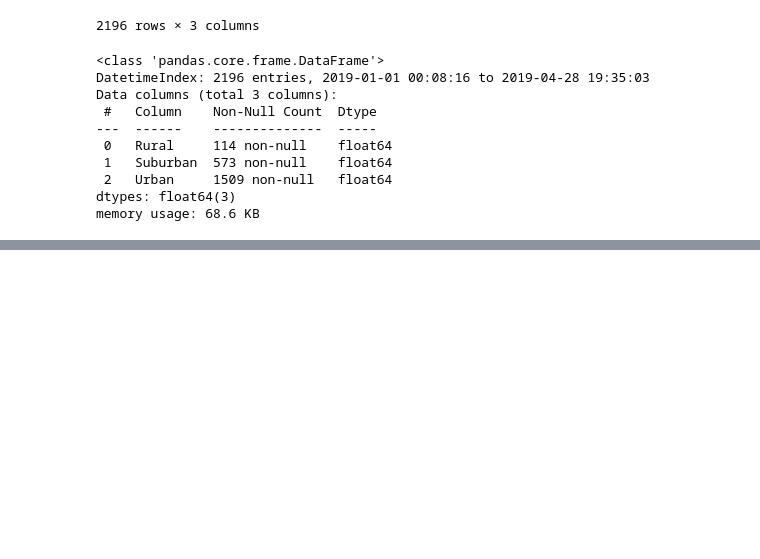
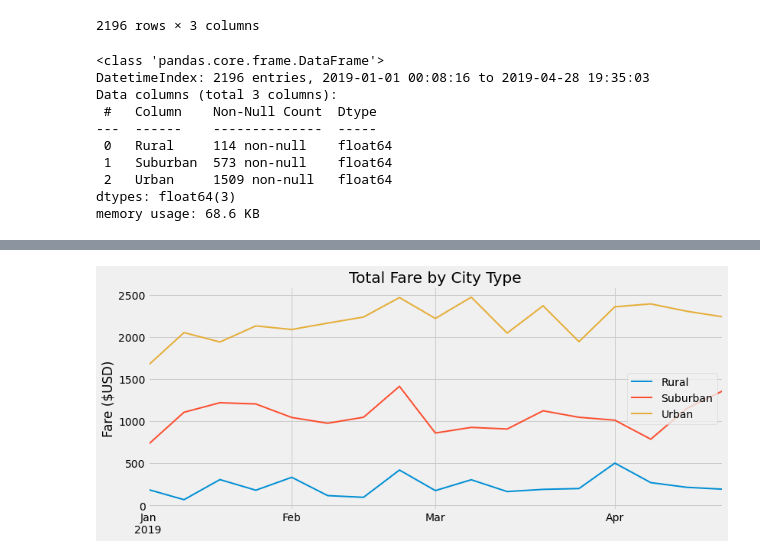
Before and after one commit to tmmytwllms/PyBer_Analysis, a Jupyter notebook: PyBer_Challenge_starter_code.ipynb, the cells around one changed output, grey strips where cells are left out. Saved outputs shown, nothing was run; the diff lists cells and outputs as text; code cells hidden in the pictures; blank space fills up the shorter version.

Commit message:
Created the total fare by city type chart using the resampled data frame

```diff
--- a/PyBer_Challenge_starter_code.ipynb
+++ b/PyBer_Challenge_starter_code.ipynb
@@ -245,6 +245,6 @@ dtypes: float64(3)
 memory usage: 68.6 KB
 # %%
 # 7. Create a new DataFrame using the "resample()" function by week 'W' and get the sum of the fares for each week.
-daterange_resample_df=daterange_df.resample('W')
-daterange_resample_df
+daterange_resample_df=daterange_df.resample('W').sum()
+daterange_resample_df.head(10)
 # %% [output]
@@ -252,7 +263,15 @@ daterange_resample_df
 # %%
 # 8. Using the object-oriented interface method, plot the resample DataFrame using the df.plot() function.
-
+daterange_resample_df.plot(lw=2,figsize=(12,5))
+plt.title("Total Fare by City Type")
+plt.ylabel("Fare ($USD)")
+plt.xlabel("")
+plt.legend(loc="best")
 # Import the style from Matplotlib.
 from matplotlib import style
 # Use the graph style fivethirtyeight.
 style.use('fivethirtyeight')
+#Save figure
+plt.savefig("analysis/PyBer_fare_summary.png")
+# %% [output]
+[figure, added]
```
Also changed, not shown: parts of 1 cell of this notebook, 2 other files.
